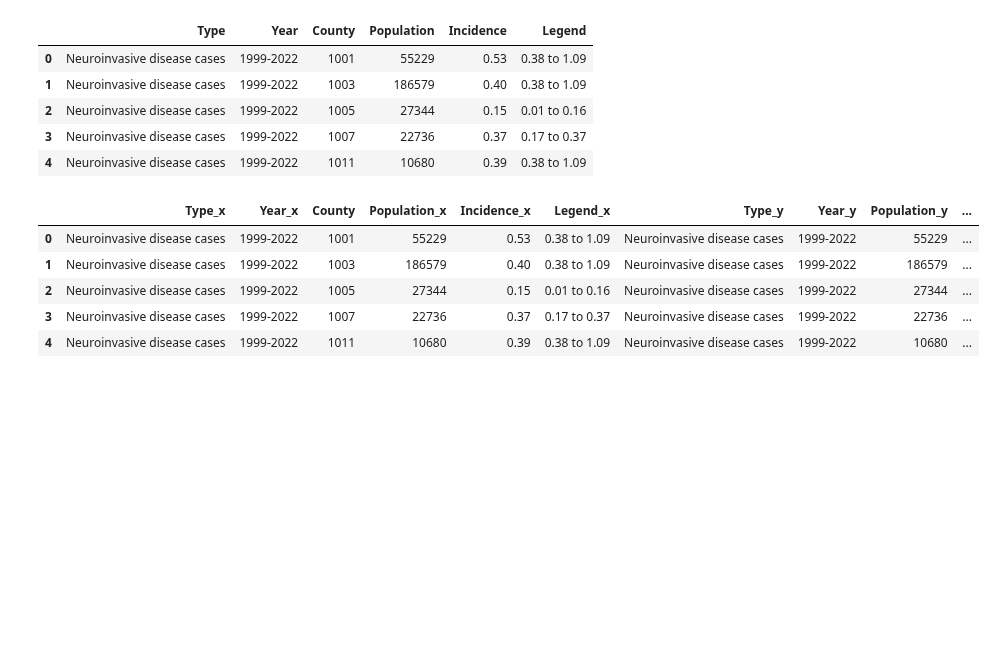
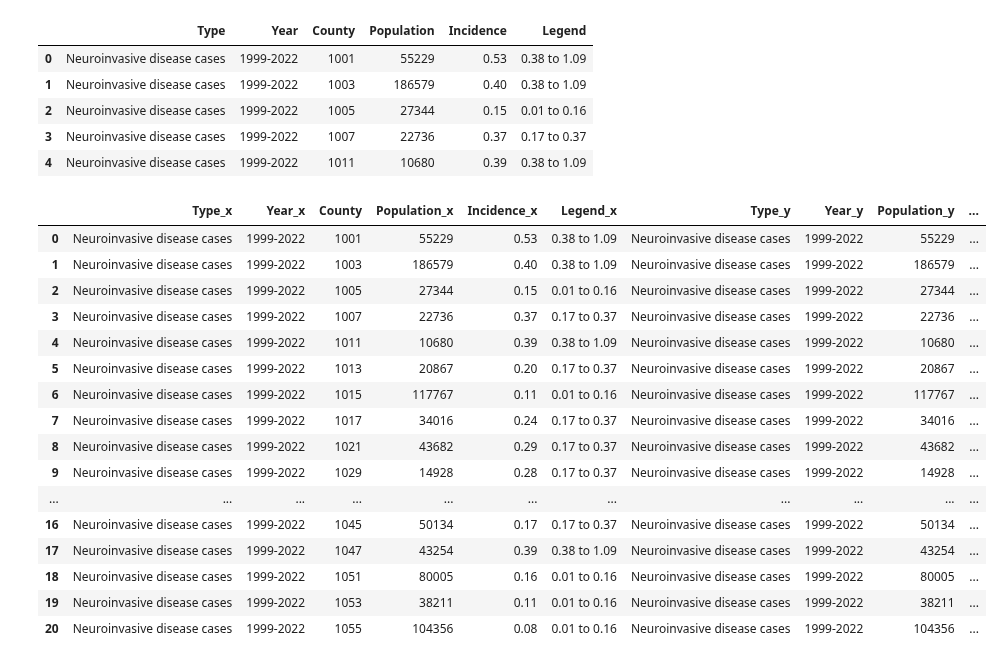
Before and after one commit to lcmortech/data_science, a Jupyter notebook: other_projects/westnile.ipynb, the cells around one changed output. Cells and saved outputs as stored; diff of their text form; code cells hidden in the pictures; blank space fills up the shorter version.

Commit message:
edited code for dataframe 7

```diff
--- a/other_projects/westnile.ipynb
+++ b/other_projects/westnile.ipynb
@@ -496,12 +496,23 @@ df6.head()
 | 3 | Neuroinvasive disease cases | 1999-2022 | 1007 | 22736 | 0.37 | 0.17 to 0.37 |
 | 4 | Neuroinvasive disease cases | 1999-2022 | 1011 | 10680 | 0.39 | 0.38 to 1.09 |
 # %%
-df7.head(10)
+df7.head(21)
 # %% [output]
 |  | Type_x | Year_x | County | Population_x | Incidence_x | Legend_x | Type_y | Year_y | Population_y | ... |
 | 0 | Neuroinvasive disease cases | 1999-2022 | 1001 | 55229 | 0.53 | 0.38 to 1.09 | Neuroinvasive disease cases | 1999-2022 | 55229 | ... |
 | 1 | Neuroinvasive disease cases | 1999-2022 | 1003 | 186579 | 0.40 | 0.38 to 1.09 | Neuroinvasive disease cases | 1999-2022 | 186579 | ... |
 | 2 | Neuroinvasive disease cases | 1999-2022 | 1005 | 27344 | 0.15 | 0.01 to 0.16 | Neuroinvasive disease cases | 1999-2022 | 27344 | ... |
 | 3 | Neuroinvasive disease cases | 1999-2022 | 1007 | 22736 | 0.37 | 0.17 to 0.37 | Neuroinvasive disease cases | 1999-2022 | 22736 | ... |
 | 4 | Neuroinvasive disease cases | 1999-2022 | 1011 | 10680 | 0.39 | 0.38 to 1.09 | Neuroinvasive disease cases | 1999-2022 | 10680 | ... |
+| 5 | Neuroinvasive disease cases | 1999-2022 | 1013 | 20867 | 0.20 | 0.17 to 0.37 | Neuroinvasive disease cases | 1999-2022 | 20867 | ... |
+| 6 | Neuroinvasive disease cases | 1999-2022 | 1015 | 117767 | 0.11 | 0.01 to 0.16 | Neuroinvasive disease cases | 1999-2022 | 117767 | ... |
+| 7 | Neuroinvasive disease cases | 1999-2022 | 1017 | 34016 | 0.24 | 0.17 to 0.37 | Neuroinvasive disease cases | 1999-2022 | 34016 | ... |
+| 8 | Neuroinvasive disease cases | 1999-2022 | 1021 | 43682 | 0.29 | 0.17 to 0.37 | Neuroinvasive disease cases | 1999-2022 | 43682 | ... |
+| 9 | Neuroinvasive disease cases | 1999-2022 | 1029 | 14928 | 0.28 | 0.17 to 0.37 | Neuroinvasive disease cases | 1999-2022 | 14928 | ... |
+| ... | ... | ... | ... | ... | ... | ... | ... | ... | ... | ... |
+| 16 | Neuroinvasive disease cases | 1999-2022 | 1045 | 50134 | 0.17 | 0.17 to 0.37 | Neuroinvasive disease cases | 1999-2022 | 50134 | ... |
+| 17 | Neuroinvasive disease cases | 1999-2022 | 1047 | 43254 | 0.39 | 0.38 to 1.09 | Neuroinvasive disease cases | 1999-2022 | 43254 | ... |
+| 18 | Neuroinvasive disease cases | 1999-2022 | 1051 | 80005 | 0.16 | 0.01 to 0.16 | Neuroinvasive disease cases | 1999-2022 | 80005 | ... |
+| 19 | Neuroinvasive disease cases | 1999-2022 | 1053 | 38211 | 0.11 | 0.01 to 0.16 | Neuroinvasive disease cases | 1999-2022 | 38211 | ... |
+| 20 | Neuroinvasive disease cases | 1999-2022 | 1055 | 104356 | 0.08 | 0.01 to 0.16 | Neuroinvasive disease cases | 1999-2022 | 104356 | ... |
 # %%
```
Also changed, not shown: parts of 1 cell of this notebook.
